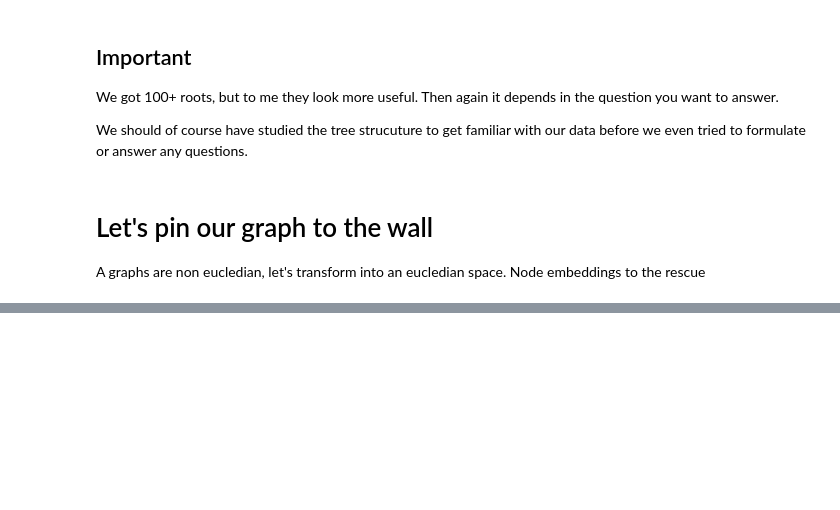
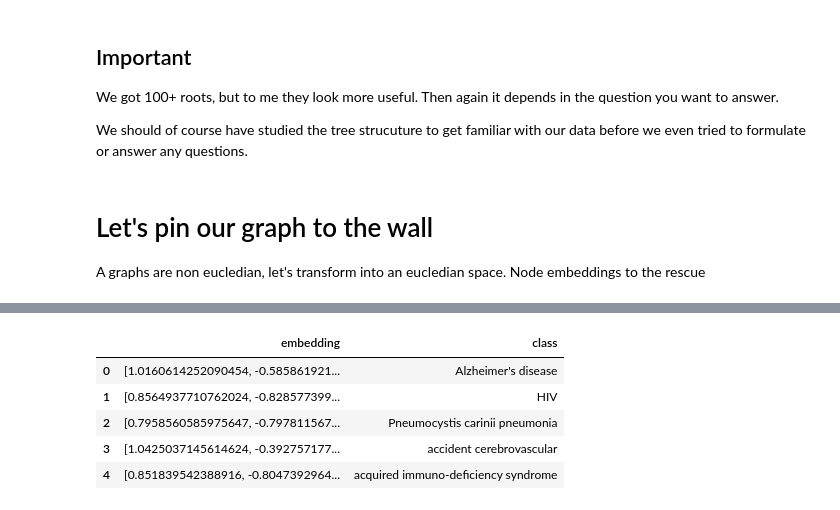
Before and after one commit to lqst/notebooks, a Jupyter notebook: symptoms.ipynb, the cells around one changed output, grey strips where cells are left out. Saved outputs shown, nothing was run; the diff lists cells and outputs as text; code cells hidden in the pictures; blank space fills up the shorter version.

```diff
--- a/symptoms.ipynb
+++ b/symptoms.ipynb
@@ -425,12 +660,19 @@ gds.fastRP.write(G4,
 # %%
 with driver.session(database = DB_NAME) as session:
     result = session.read_transaction( lambda tx:
         tx.run(
             """
             MATCH (d:Disease)
-            RETURN d.name as points, d.embedding[0] as x, d.embedding[1] as y
+            RETURN d.embedding as embedding, d.name as class
             """
         ).data()
     )
     df = pd.DataFrame(result)
 df.head()
+# %% [output]
+|  | embedding | class |
+| 0 | [1.0160614252090454, -0.585861921... | Alzheimer's disease |
+| 1 | [0.8564937710762024, -0.828577399... | HIV |
+| 2 | [0.7958560585975647, -0.797811567... | Pneumocystis carinii pneumonia |
+| 3 | [1.0425037145614624, -0.392757177... | accident cerebrovascular |
+| 4 | [0.851839542388916, -0.8047392964... | acquired immuno-deficiency syndrome |
```
Also changed, not shown: parts of 37 cells of this notebook.
